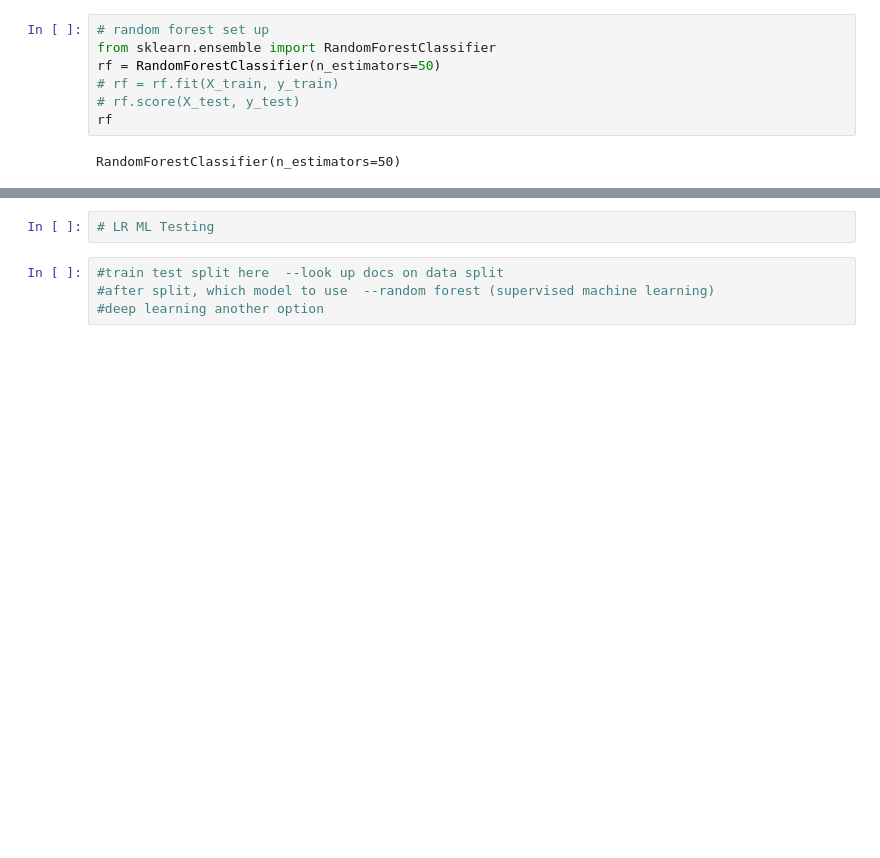
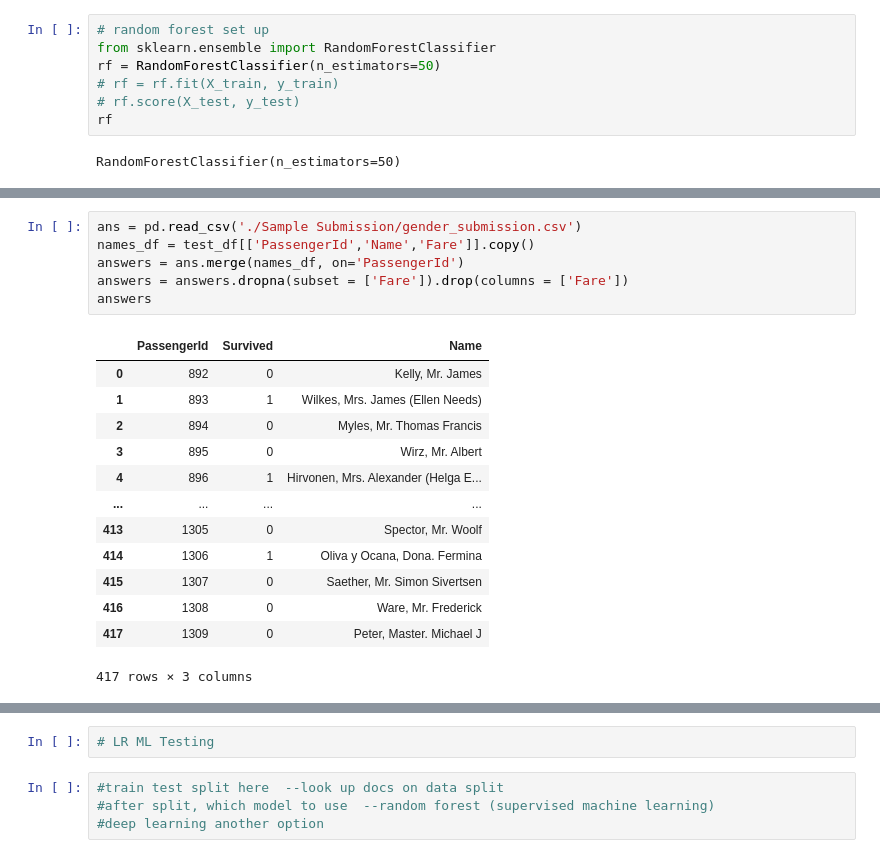
Before and after one commit to drrobb04/titanic-ml-project, a Jupyter notebook: Data Set Up - Copy.ipynb, the cells around one changed output, grey strips where cells are left out. Saved outputs shown, nothing was run; the diff lists cells and outputs as text; blank space fills up the shorter version.

```diff
--- a/Data Set Up - Copy.ipynb
+++ b/Data Set Up - Copy.ipynb
@@ -184,4 +188,24 @@ array([0, 1, 0, 0, 1, 0, 1, 0, 1, 0, 0, 0, 1, 0, 1, 1, 0, 0, 0, 1, 0, 1,
       dtype=int64)
+# %%
+ans = pd.read_csv('./Sample Submission/gender_submission.csv')
+names_df = test_df[['PassengerId','Name','Fare']].copy()
+answers = ans.merge(names_df, on='PassengerId')
+answers = answers.dropna(subset = ['Fare']).drop(columns = ['Fare'])
+answers
+# %% [output]
+|  | PassengerId | Survived | Name |
+| 0 | 892 | 0 | Kelly, Mr. James |
+| 1 | 893 | 1 | Wilkes, Mrs. James (Ellen Needs) |
+| 2 | 894 | 0 | Myles, Mr. Thomas Francis |
+| 3 | 895 | 0 | Wirz, Mr. Albert |
+| 4 | 896 | 1 | Hirvonen, Mrs. Alexander (Helga E... |
+| ... | ... | ... | ... |
+| 413 | 1305 | 0 | Spector, Mr. Woolf |
+| 414 | 1306 | 1 | Oliva y Ocana, Dona. Fermina |
+| 415 | 1307 | 0 | Saether, Mr. Simon Sivertsen |
+| 416 | 1308 | 0 | Ware, Mr. Frederick |
+| 417 | 1309 | 0 | Peter, Master. Michael J |
+417 rows × 3 columns
 # %%
 from sklearn.linear_model import LogisticRegression
 classifier = LogisticRegression()
```
Also changed, not shown: parts of 10 cells of this notebook, 3 other files.
